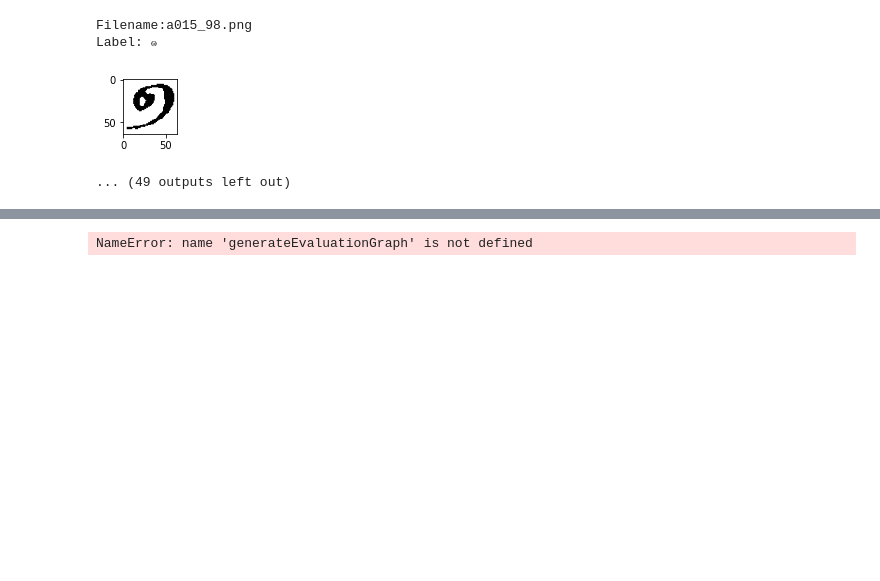
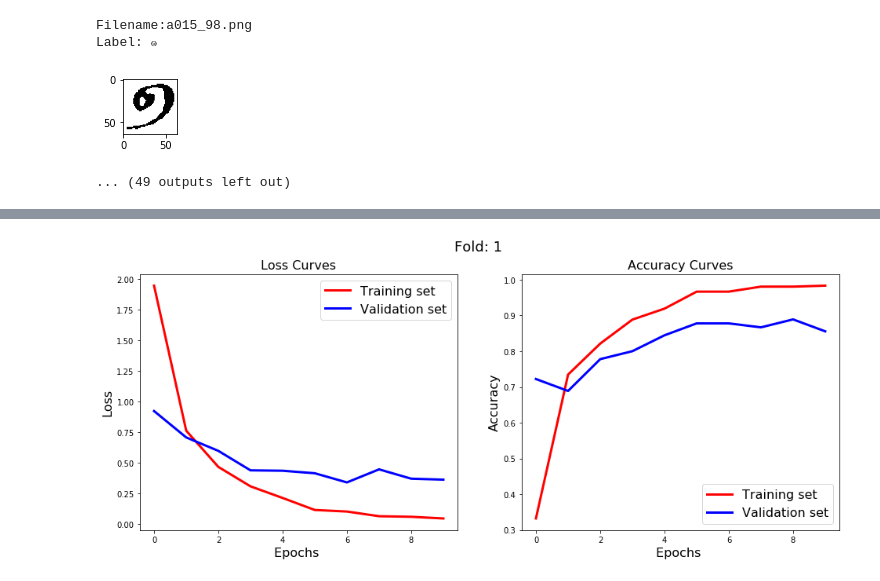
Before and after one commit to rchamchong/DL-Image-Python, a Jupyter notebook: numericOCR.ipynb, the cells around one changed output, grey strips where cells are left out. Cells and saved outputs as stored; diff of their text form; code cells hidden in the pictures; blank space fills up the shorter version.

```diff
--- a/numericOCR.ipynb
+++ b/numericOCR.ipynb
@@ -151,6 +157,25 @@ Label: ๑
 [figure]
 ... (49 outputs left out)
 # %%
+def generateEvaluationGraph(history,i):
+    # Loss curves
+    f,(ax1,ax2)=plt.subplots(1,2,figsize=(16,6))
+    f.suptitle('Fold: '+str(i),fontsize=18)
+    ax1.plot(history.history['loss'],'r',linewidth=3.0)
+    ax1.plot(history.history['val_loss'],'b',linewidth=3.0)
+    ax1.legend(['Training set', 'Validation set'],fontsize=16)
+    ax1.set_xlabel('Epochs ',fontsize=16)
+    ax1.set_ylabel('Loss',fontsize=16)
+    ax1.set_title('Loss Curves',fontsize=16)
+
+    # Accuracy Curves
+    ax2.plot(history.history['acc'],'r',linewidth=3.0)
+    ax2.plot(history.history['val_acc'],'b',linewidth=3.0)
+    ax2.legend(['Training set', 'Validation set'],fontsize=16)
+    ax2.set_xlabel('Epochs ',fontsize=16)
+    ax2.set_ylabel('Accuracy',fontsize=16)
+    ax2.set_title('Accuracy Curves',fontsize=16)
+    return f
 ###================== creat Basic CNN
 def creatModel(model,input_shape):
     model.add(Conv2D(32, kernel_size=(3, 3), activation='relu', input_shape=input_shape))
@@ -329,11 +354,6 @@ print("Cohen_kappa_score: %.2f%%" % kp)
 
 
 fig=generateEvaluationGraph(history,1)
-try:
-    with PdfPages(newpath+'plot.pdf') as pdf:
-        pdf.savefig(fig)
-except ValueError:
-    print('error save plot.pdf')
 # %% [output]
 (358, 10)
 Train on 358 samples, validate on 90 samples
@@ -355 +375 @@ Cohen_kappa_score: 85.03%
-NameError: name 'generateEvaluationGraph' is not defined
+[figure, added]
```
Also changed, not shown: parts of 7 cells of this notebook.
